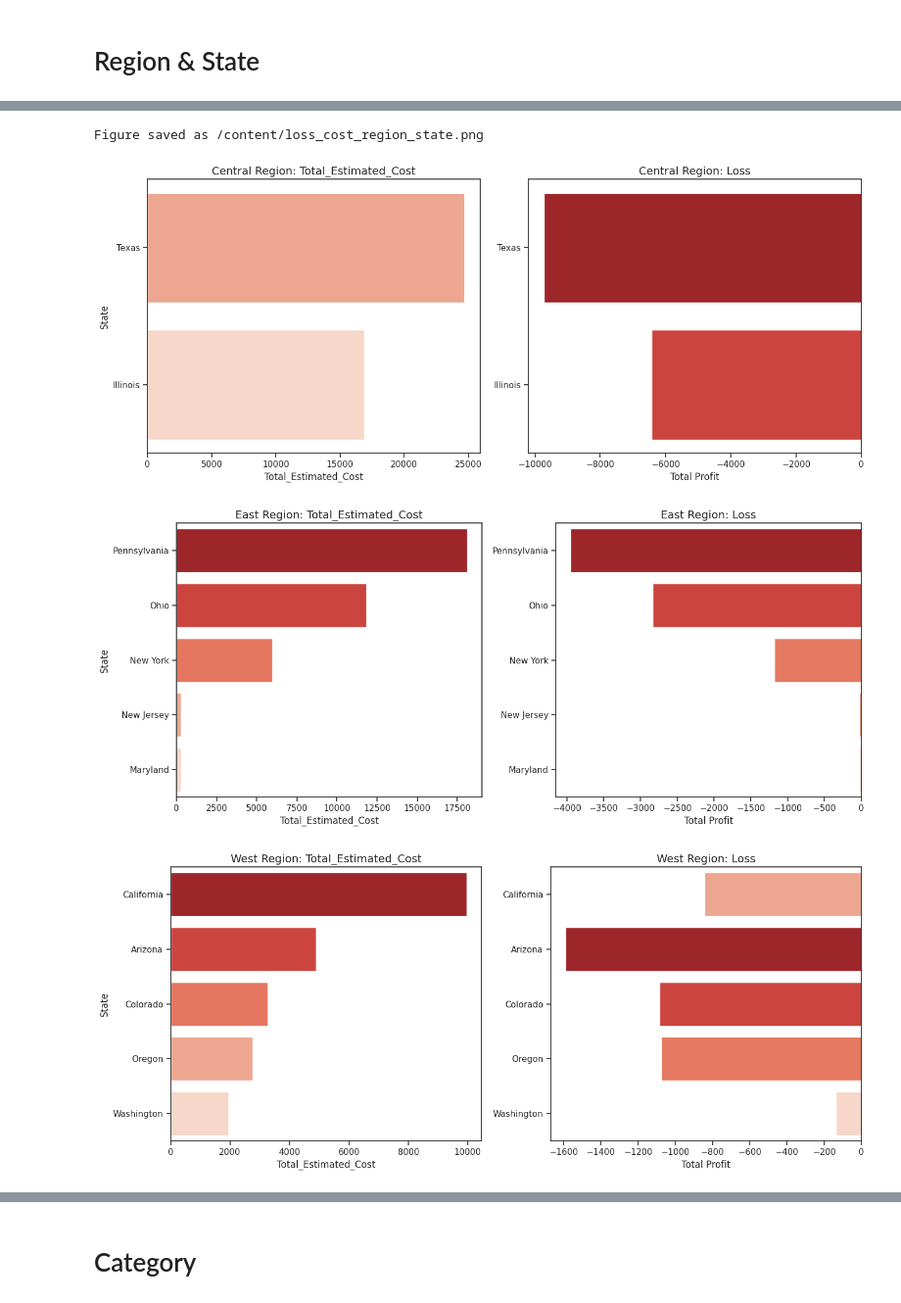
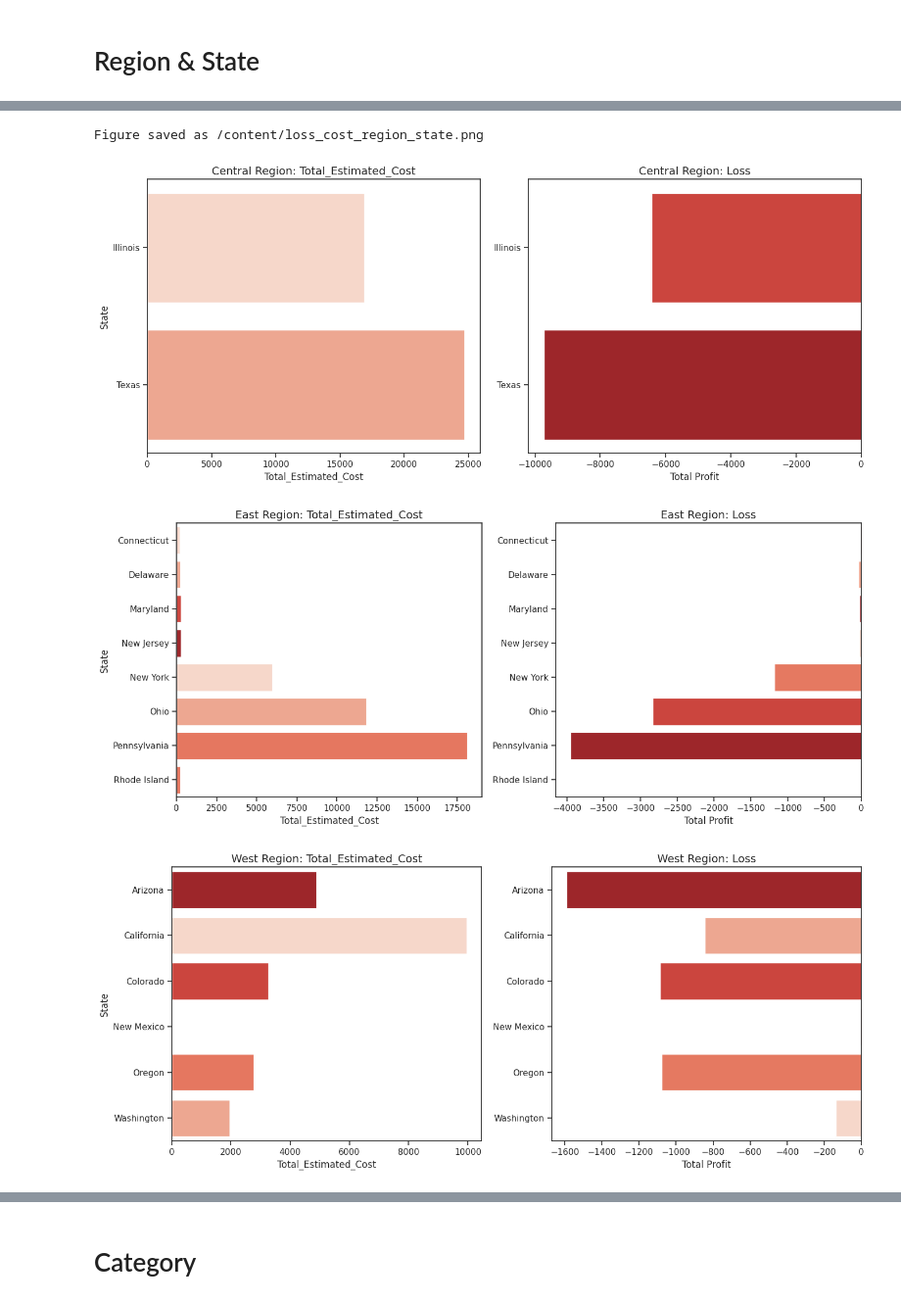
Before and after one commit to micah-shull/superstore, a Jupyter notebook: 008_superstore_Loss_Cost.ipynb, the cells around one changed output, grey strips where cells are left out. Shown at 98% size. Drawn from its saved outputs; the diff is of its cells as text; code cells hidden in the pictures.

Commit message:
edit region and state plots analysis

```diff
--- a/008_superstore_Loss_Cost.ipynb
+++ b/008_superstore_Loss_Cost.ipynb
@@ -686,0 +656,6 @@ Top 5 States by Total Estimated Cost for Each Region:
+# %%
+df = data_losses.copy()
+
+# Use the aggregate function to calculate metrics for each group
+table_profits_region_state = dpu.calculate_aggregate_metrics(df, group_by_columns=['Region', 'State'])
+table_profits_region_state
@@ -687,36 +680,36 @@ Top 5 States by Total Estimated Cost for Each Region:
 # %%
 regions=df["Region"].unique().tolist()
 
 import warnings
 # Suppress warnings
 warnings.filterwarnings("ignore")
 
 # Visualize the metrics and save the figure
 save_path = "/content/loss_cost_region_state.png"
 
 # Set Seaborn theme
 sns.set_theme(style="ticks", context="notebook")
-# Define a subset of darker reds
-custom_palette = sns.color_palette("Reds_r", n_colors=8)[0:4]  # Select the darker shades
+# Define a subset of darker blues for cost analysis
+custom_palette = sns.color_palette("Reds", n_colors=9)[1:]  # Select the darker shades
 
 # Call the function for all regions
 dvu.plot_discount_loss_grid(
-    data=top_states_by_region,
+    data=table_profits_region_state,
     region_column='Region',
     group_by_column='State',
     discount_column='Total_Estimated_Cost',
     profit_column='Total_Profit',
     regions=regions,
     # palette="Reds_r",  # Darker reds for losses
     # palette=custom_palette,
     figsize=(14, 6)  # Adjust size as needed
 )
 
 # Save the current figure
 plt.savefig(save_path, dpi=300, bbox_inches='tight')
 print(f"Figure saved as {save_path}")
 # %% [output]
 Figure saved as /content/loss_cost_region_state.png
-[figure, old version]
+[figure, new version]
-[figure, old version]
+[figure, new version]
-[figure, old version]
+[figure, new version]
```
Also changed, not shown: parts of 5 cells of this notebook.
